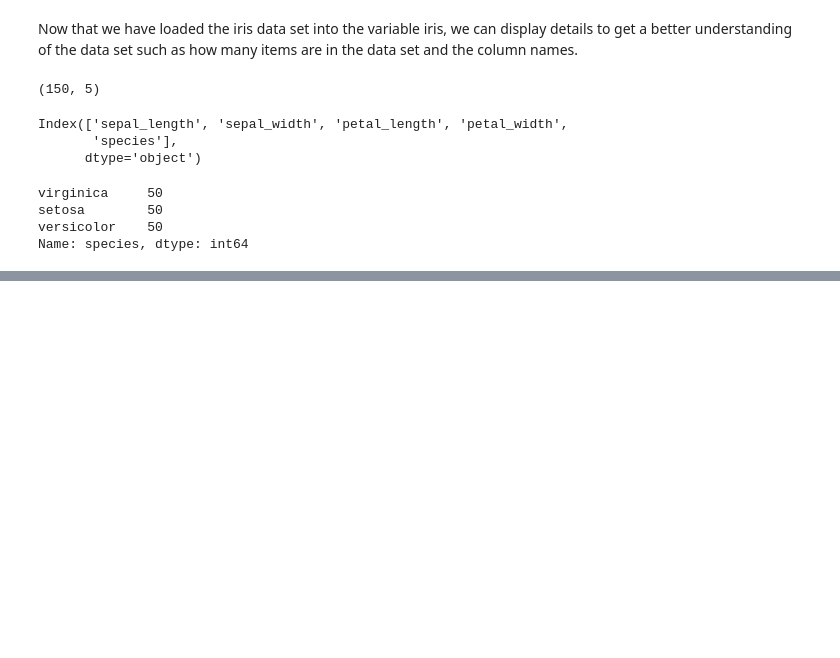
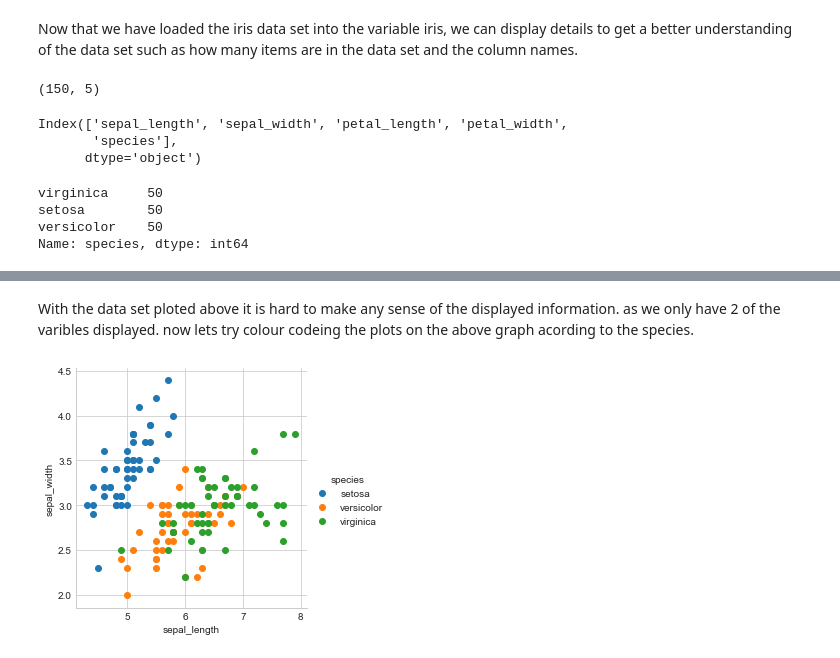
Before and after one commit to Uamhan/Emerging-technologies-Project, a Jupyter notebook: Iris_Dataset.ipynb, the cells around one changed output, grey strips where cells are left out. Saved outputs shown, nothing was run; the diff lists cells and outputs as text; code cells hidden in the pictures; blank space fills up the shorter version.

```diff
--- a/Iris_Dataset.ipynb
+++ b/Iris_Dataset.ipynb
@@ -79,0 +88,13 @@ As we can see above we have 50 of each species of iris in this data set. this sh
+# %% [markdown]
+With the data set ploted above it is hard to make any sense of the displayed information. as we only have 2 of the varibles displayed. now lets try colour codeing the plots on the above graph acording to the species.
+# %%
+#using seabord to set style to a white grid.
+sns.set_style("whitegrid")
+#using seaborn to set plot points hue depedning on species.
+#ploting the points on a scatter plot acording to legth and width and adding to the legend.
+sns.FacetGrid(iris,hue="species",size=4) \
+.map(plt.scatter,"sepal_length","sepal_width") \
+.add_legend()
+plt.show()
+# %% [output]
+[figure, added]
```
Also changed, not shown: parts of 9 cells of this notebook.
